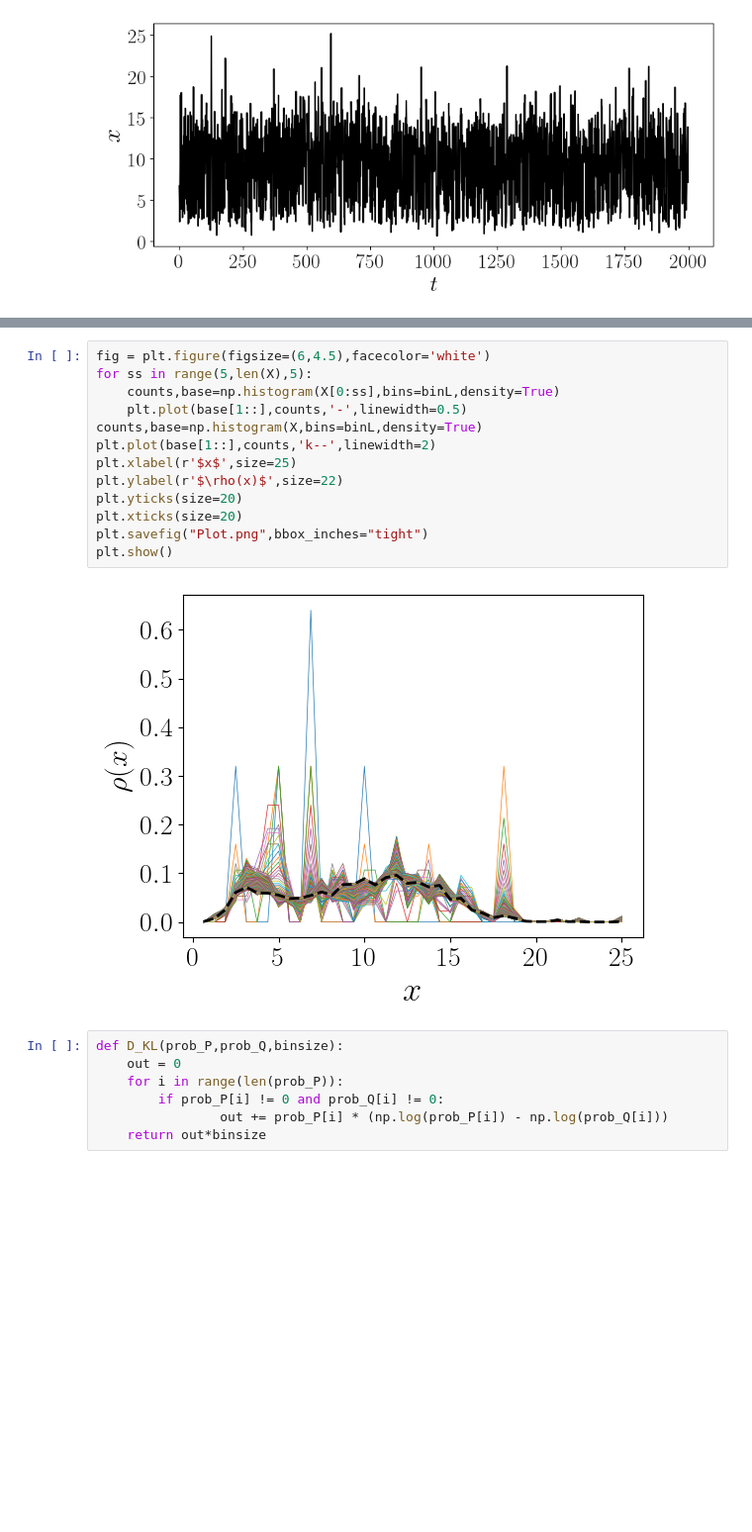
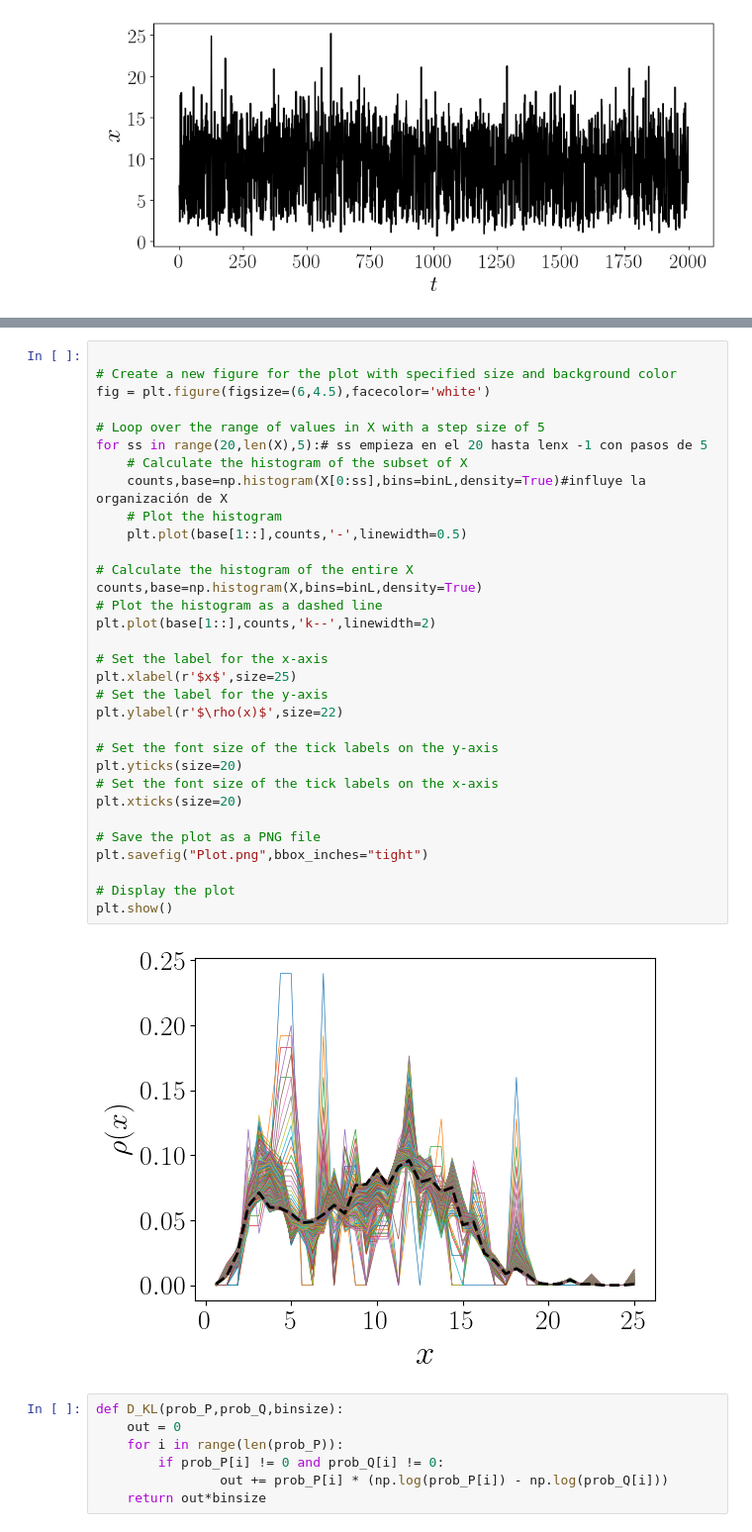
Before and after one commit to oazula/codes, a Jupyter notebook: JS_example/JS_pruebas.ipynb, the cells around one changed output, grey strips where cells are left out. Shown: that part at 99% size. Drawn from its saved outputs; the diff is of its cells as text; blank space fills up the shorter version.

```diff
--- a/JS_example/JS_pruebas.ipynb
+++ b/JS_example/JS_pruebas.ipynb
@@ -33,20 +50,39 @@ plt.show()
 # %% [output]
 [figure]
 # %%
+
+# Create a new figure for the plot with specified size and background color
 fig = plt.figure(figsize=(6,4.5),facecolor='white')
-for ss in range(5,len(X),5):
-    counts,base=np.histogram(X[0:ss],bins=binL,density=True)
+
+# Loop over the range of values in X with a step size of 5
+for ss in range(20,len(X),5):# ss empieza en el 20 hasta lenx -1 con pasos de 5
+    # Calculate the histogram of the subset of X
+    counts,base=np.histogram(X[0:ss],bins=binL,density=True)#influye la organización de X
+    # Plot the histogram
     plt.plot(base[1::],counts,'-',linewidth=0.5)
+
+# Calculate the histogram of the entire X
 counts,base=np.histogram(X,bins=binL,density=True)
+# Plot the histogram as a dashed line
 plt.plot(base[1::],counts,'k--',linewidth=2)
+
+# Set the label for the x-axis
 plt.xlabel(r'$x$',size=25)
+# Set the label for the y-axis
 plt.ylabel(r'$\rho(x)$',size=22)
+
+# Set the font size of the tick labels on the y-axis
 plt.yticks(size=20)
+# Set the font size of the tick labels on the x-axis
 plt.xticks(size=20)
+
+# Save the plot as a PNG file
 plt.savefig("Plot.png",bbox_inches="tight")
+
+# Display the plot
 plt.show()
 # %% [output]
-[figure, old version]
+[figure, new version]
 # %%
 def D_KL(prob_P,prob_Q,binsize):
     out = 0
```
Also changed, not shown: parts of 12 cells of this notebook, 1 other file.
